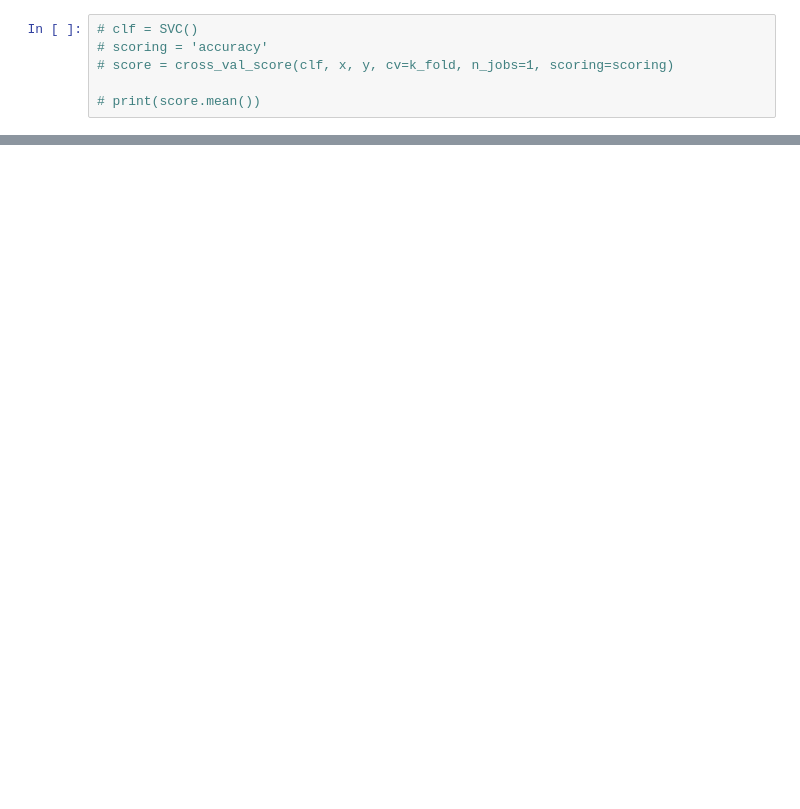
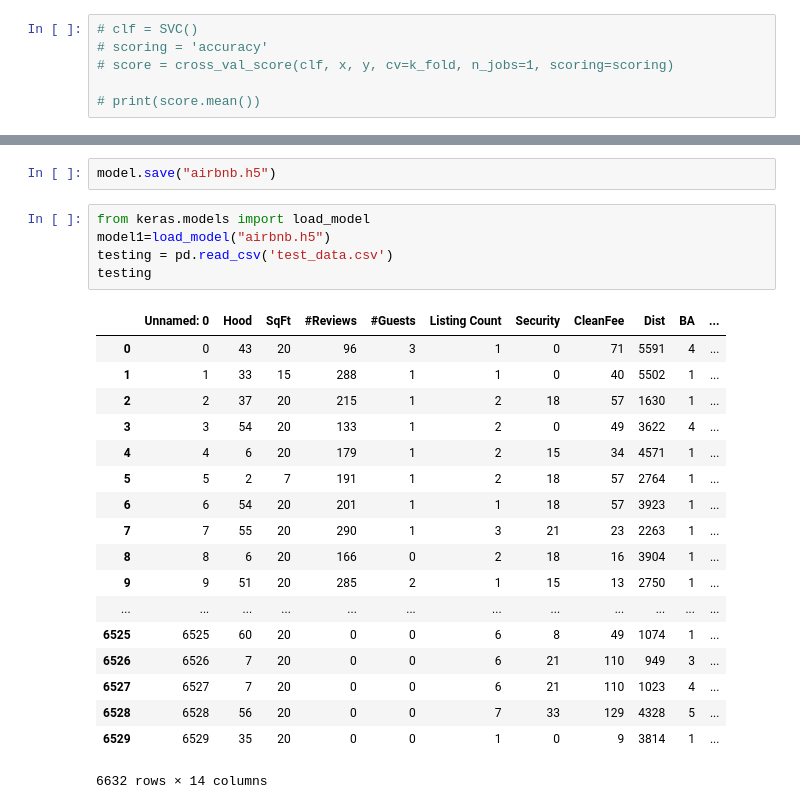
Before and after one commit to LoriHarris/Airbnb_ML, a Jupyter notebook: Cleaning.ipynb, the cells around one changed output, grey strips where cells are left out. Saved outputs shown, nothing was run; the diff lists cells and outputs as text; blank space fills up the shorter version.

```diff
--- a/Cleaning.ipynb
+++ b/Cleaning.ipynb
@@ -396,0 +439,26 @@ model.evaluate(x_train_scaled, y_train_categorical, verbose=2)
+# %%
+model.save("airbnb.h5")
+# %%
+from keras.models import load_model
+model1=load_model("airbnb.h5")
+testing = pd.read_csv('test_data.csv')
+testing
+# %% [output]
+|  | Unnamed: 0 | Hood | SqFt | #Reviews | #Guests | Listing Count | Security | CleanFee | Dist | BA | ... |
+| 0 | 0 | 43 | 20 | 96 | 3 | 1 | 0 | 71 | 5591 | 4 | ... |
+| 1 | 1 | 33 | 15 | 288 | 1 | 1 | 0 | 40 | 5502 | 1 | ... |
+| 2 | 2 | 37 | 20 | 215 | 1 | 2 | 18 | 57 | 1630 | 1 | ... |
+| 3 | 3 | 54 | 20 | 133 | 1 | 2 | 0 | 49 | 3622 | 4 | ... |
+| 4 | 4 | 6 | 20 | 179 | 1 | 2 | 15 | 34 | 4571 | 1 | ... |
+| 5 | 5 | 2 | 7 | 191 | 1 | 2 | 18 | 57 | 2764 | 1 | ... |
+| 6 | 6 | 54 | 20 | 201 | 1 | 1 | 18 | 57 | 3923 | 1 | ... |
+| 7 | 7 | 55 | 20 | 290 | 1 | 3 | 21 | 23 | 2263 | 1 | ... |
+| 8 | 8 | 6 | 20 | 166 | 0 | 2 | 18 | 16 | 3904 | 1 | ... |
+| 9 | 9 | 51 | 20 | 285 | 2 | 1 | 15 | 13 | 2750 | 1 | ... |
+| ... | ... | ... | ... | ... | ... | ... | ... | ... | ... | ... | ... |
+| 6525 | 6525 | 60 | 20 | 0 | 0 | 6 | 8 | 49 | 1074 | 1 | ... |
+| 6526 | 6526 | 7 | 20 | 0 | 0 | 6 | 21 | 110 | 949 | 3 | ... |
+| 6527 | 6527 | 7 | 20 | 0 | 0 | 6 | 21 | 110 | 1023 | 4 | ... |
+| 6528 | 6528 | 56 | 20 | 0 | 0 | 7 | 33 | 129 | 4328 | 5 | ... |
+| 6529 | 6529 | 35 | 20 | 0 | 0 | 1 | 0 | 9 | 3814 | 1 | ... |
+6632 rows × 14 columns
```
Also changed, not shown: parts of 59 cells of this notebook, 1 other file.
